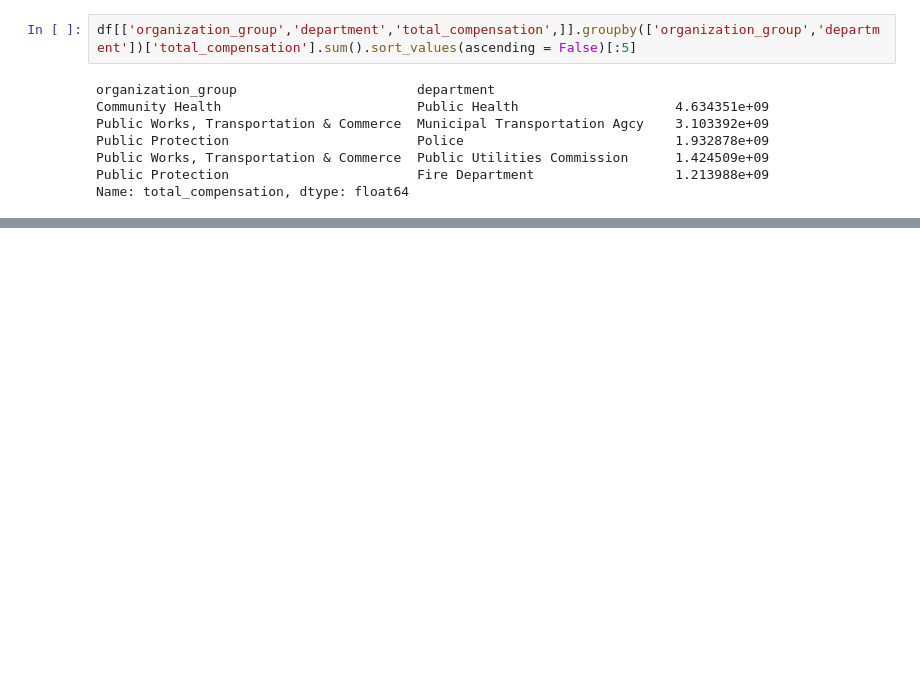
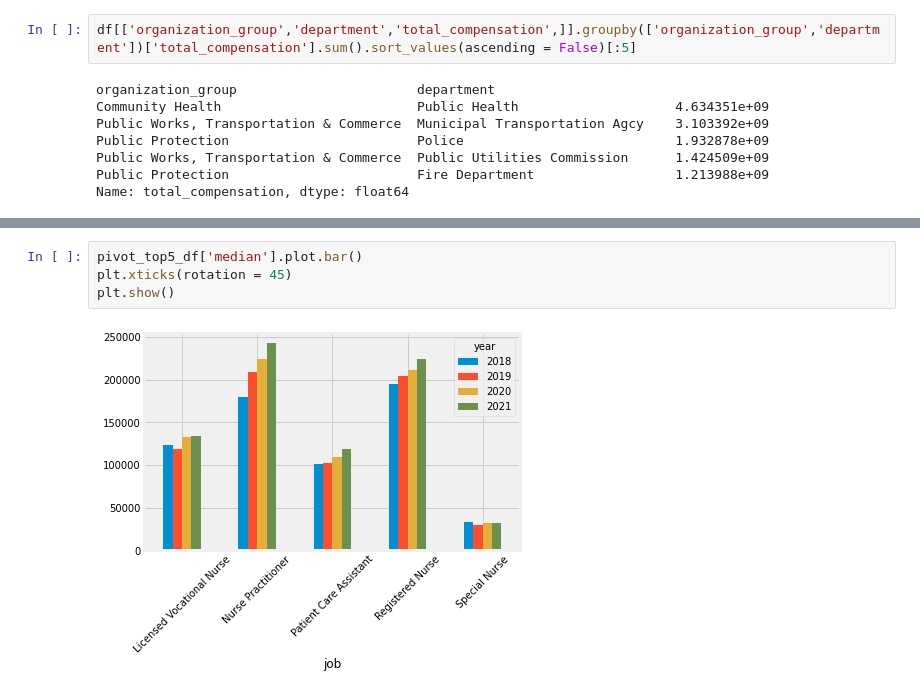
Before and after one commit to susiexia/SF_Employee_Comp_Dash, a Jupyter notebook: sf_comp_jupyter_analytics.ipynb, the cells around one changed output, grey strips where cells are left out. Saved outputs shown, nothing was run; the diff lists cells and outputs as text; blank space fills up the shorter version.

```diff
--- a/sf_comp_jupyter_analytics.ipynb
+++ b/sf_comp_jupyter_analytics.ipynb
@@ -759,0 +927,6 @@ Name: total_compensation, dtype: float64
+# %%
+pivot_top5_df['median'].plot.bar()
+plt.xticks(rotation = 45)
+plt.show()
+# %% [output]
+[figure, added]
```
Also changed, not shown: parts of 16 cells of this notebook, 1 other file.
